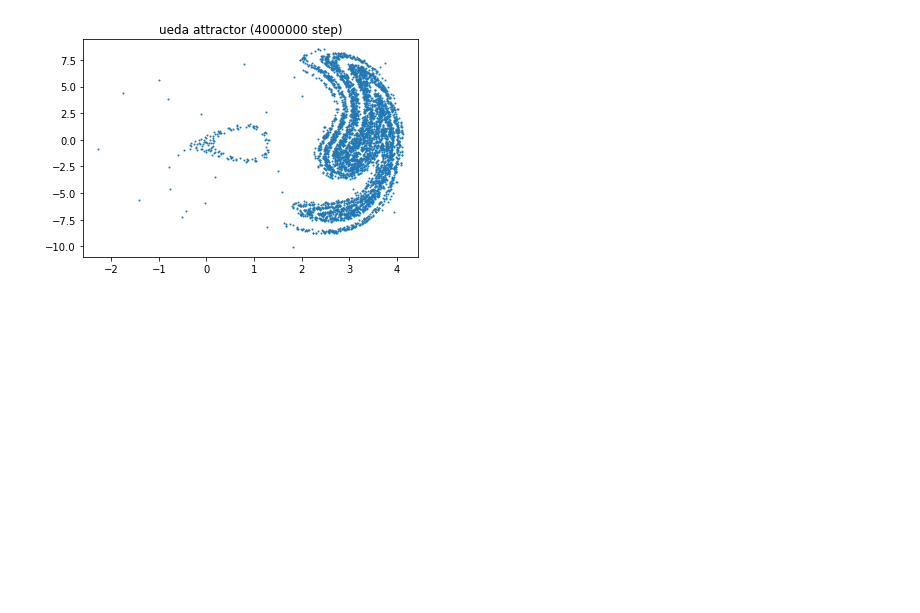
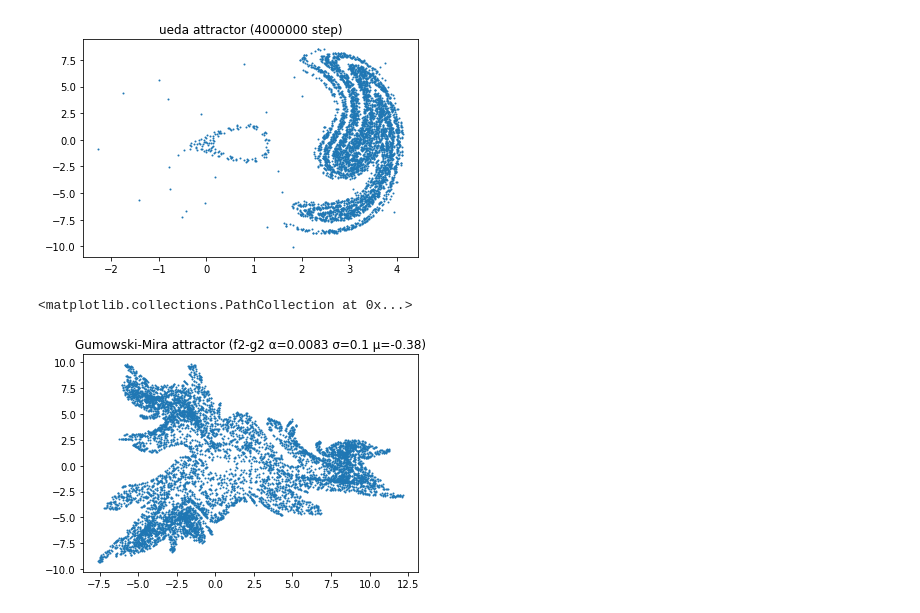
Before and after one commit to to-osaki/studying-python, a Jupyter notebook: ohmsha-python_computer_simulation_book/Chapter5.ipynb, the cells around one changed output. Saved outputs shown, nothing was run; the diff lists cells and outputs as text; code cells hidden in the pictures; blank space fills up the shorter version.

```diff
--- a/ohmsha-python_computer_simulation_book/Chapter5.ipynb
+++ b/ohmsha-python_computer_simulation_book/Chapter5.ipynb
@@ -298,3 +335,45 @@ plt.scatter(xs, ys, s=1)
 # %% [output]
 <matplotlib.collections.PathCollection at 0x...>
 [figure]
+# %%
+# グモウスキー・ミラの写像
+# https://ja.wikipedia.org/wiki/%E3%82%B0%E3%83%A2%E3%82%A6%E3%82%B9%E3%82%AD%E3%83%BC%E3%83%BB%E3%83%9F%E3%83%A9%E3%81%AE%E5%86%99%E5%83%8F
+def f1(x, y):
+    xx = y + g(x)
+    yy = -x + g(xx)
+    return (xx, yy)
+def f2(x, y):
+    xx = y + alpha*y*(1-sigma*(y**2)) + g(x)
+    yy = -x + g(xx)
+    return (xx, yy)
+
+def g1(x):
+    x_2 = x**2
+    return mu*x + (2*(1-mu)*x_2)/(1+x_2)
+def g2(x):
+    x_2 = x**2
+    return mu*x + (1-mu)*x_2 * np.exp((1-x_2) / 4)
+
+alpha = 0.0083
+sigma = 0.1
+mu = -0.38
+f = f2
+g = g2
+
+samples=2**13
+xs=np.zeros(samples)
+ys=np.zeros(samples)
+x, y = [1, 1]
+
+for i in range(samples):
+    xx, yy = f(x, y)
+    x = xx
+    y = yy
+    xs[i] = x
+    ys[i] = y
+# %%
+plt.title(f"Gumowski-Mira attractor ({f.__name__}-{g.__name__} α={alpha} σ={sigma} μ={mu})")
+plt.scatter(xs, ys, s=1)
+# %% [output]
+<matplotlib.collections.PathCollection at 0x...>
+[figure, added]
```
Also changed, not shown: parts of 9 cells of this notebook.
